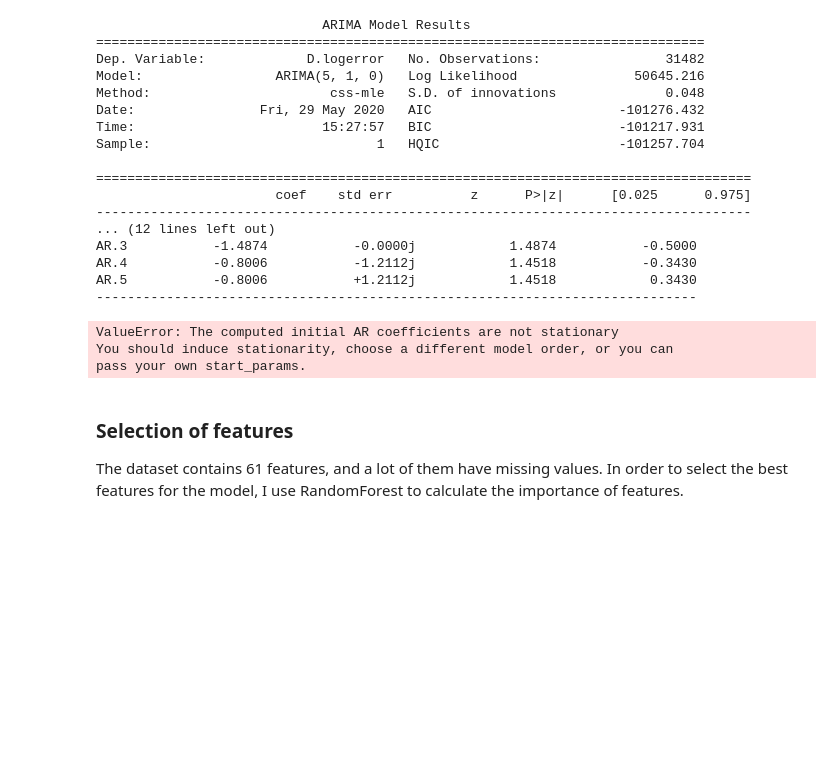
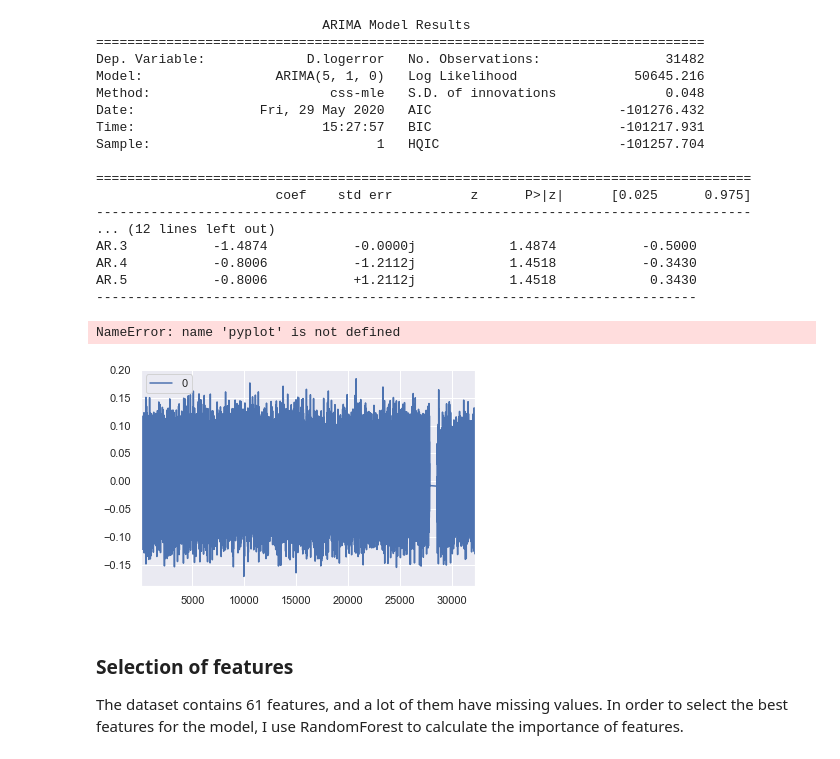
Before and after one commit to khanhly4682/Springboard_MachineLearning, a Jupyter notebook: Zillow_price/zillow_house_predict-checkpoint.ipynb, the cells around one changed output. Drawn from its saved outputs; the diff is of its cells as text; code cells hidden in the pictures; blank space fills up the shorter version.

```diff
--- a/Zillow_price/zillow_house_predict-checkpoint.ipynb
+++ b/Zillow_price/zillow_house_predict-checkpoint.ipynb
@@ -398,20 +540,17 @@ AR.3           -1.4874           -0.0000j            1.4874           -0.5000
 AR.4           -0.8006           -1.2112j            1.4518           -0.3430
 AR.5           -0.8006           +1.2112j            1.4518            0.3430
 -----------------------------------------------------------------------------
-# %%
-from statsmodels.tsa.arima_model import ARMA
-
-# Create ARMA model
-model = ARMA(logerror_train, order=(1,1))
-
-# Fit model.
-results = model.fit()
-
-#print(model_fit.summary())
-# %% [output]
-ValueError: The computed initial AR coefficients are not stationary
-You should induce stationarity, choose a different model order, or you can
-pass your own start_params.
+# %%
+# plot residual errors
+residuals = pd.DataFrame(model_fit.resid)
+residuals.plot()
+pyplot.show()
+residuals.plot(kind='kde')
+pyplot.show()
+print(residuals.describe())
+# %% [output]
+NameError: name 'pyplot' is not defined
+[figure, added]
 # %% [markdown]
 ### Selection of features
 
```
Also changed, not shown: parts of 43 cells of this notebook.
